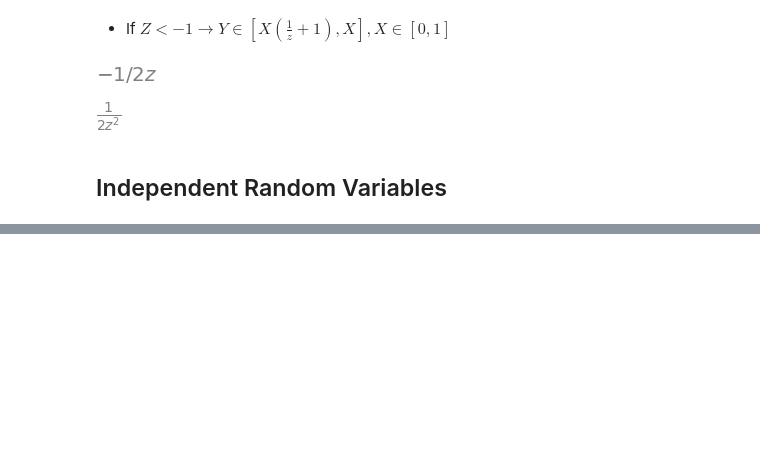
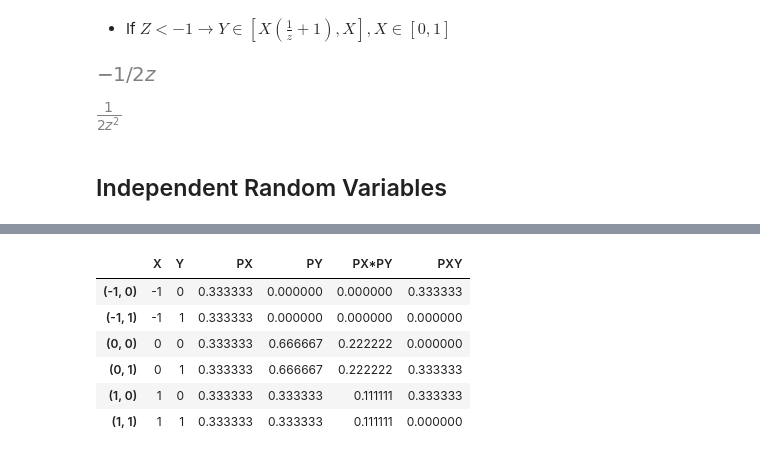
Before and after one commit to trungviet17/Probability_and_Statistic_Simulate_by_Python, a Jupyter notebook: Probability/Basic_Concept.ipynb, the cells around one changed output, grey strips where cells are left out. Cells and saved outputs as stored; diff of their text form; code cells hidden in the pictures; blank space fills up the shorter version.

```diff
--- a/Probability/Basic_Concept.ipynb
+++ b/Probability/Basic_Concept.ipynb
@@ -145,0 +171,10 @@ simplify(f_z_left)
+# %%
+df
+# %% [output]
+|  | X | Y | PX | PY | PX*PY | PXY |
+| (-1, 0) | -1 | 0 | 0.333333 | 0.000000 | 0.000000 | 0.333333 |
+| (-1, 1) | -1 | 1 | 0.333333 | 0.000000 | 0.000000 | 0.000000 |
+| (0, 0) | 0 | 0 | 0.333333 | 0.666667 | 0.222222 | 0.000000 |
+| (0, 1) | 0 | 1 | 0.333333 | 0.666667 | 0.222222 | 0.333333 |
+| (1, 0) | 1 | 0 | 0.333333 | 0.333333 | 0.111111 | 0.333333 |
+| (1, 1) | 1 | 1 | 0.333333 | 0.333333 | 0.111111 | 0.000000 |
```
Also changed, not shown: parts of 14 cells of this notebook.
